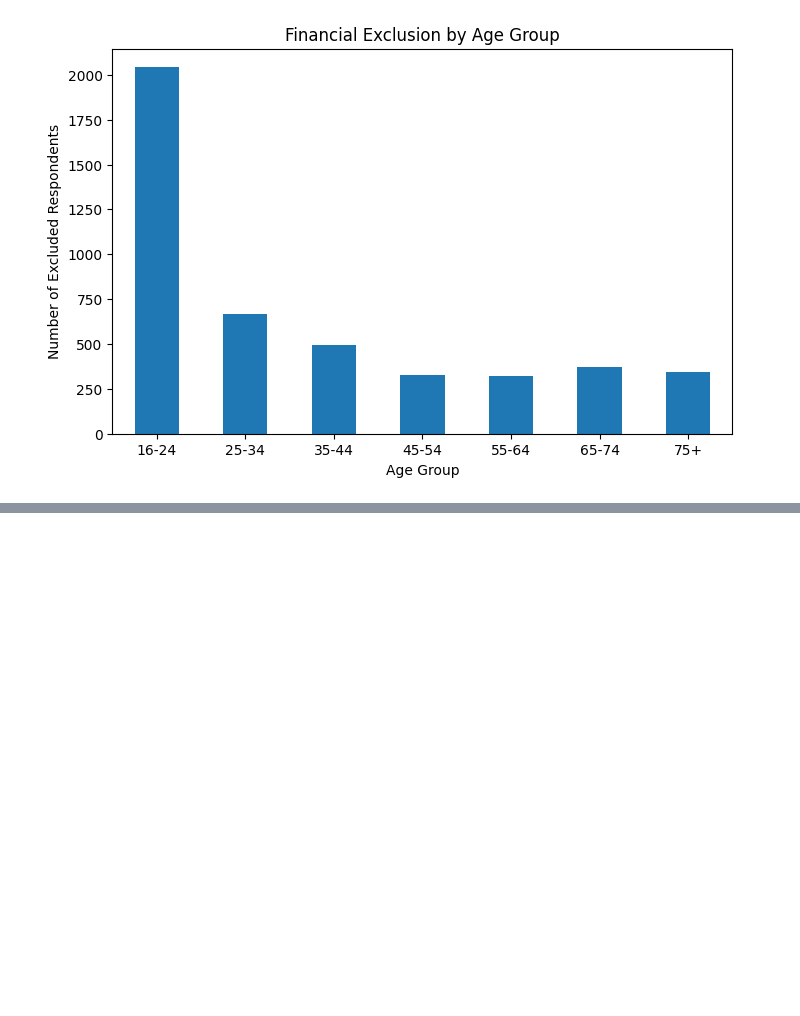
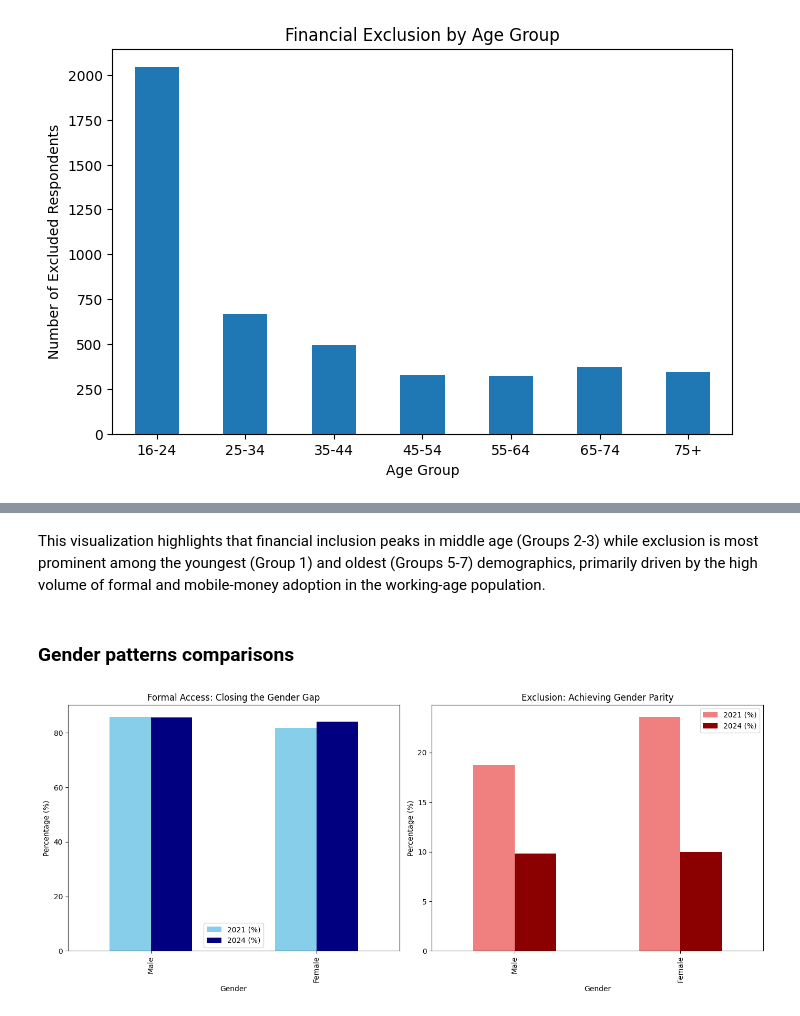
Before and after one commit to ChairoSolutions/Kenya-financial-inclusion-risk, a Jupyter notebook: notebooks-03_eda_subgroup_analysis.ipynb.ipynb, the cells around one changed output, grey strips where cells are left out. Drawn from its saved outputs; the diff is of its cells as text; code cells hidden in the pictures; blank space fills up the shorter version.

```diff
--- a/notebooks-03_eda_subgroup_analysis.ipynb.ipynb
+++ b/notebooks-03_eda_subgroup_analysis.ipynb.ipynb
@@ -1297,0 +1318,31 @@ plt.show()
+# %% [markdown]
+This visualization highlights that financial inclusion peaks in middle age (Groups 2-3) while exclusion is most prominent among the youngest (Group 1) and oldest (Groups 5-7) demographics, primarily driven by the high volume of formal and mobile-money adoption in the working-age population.
+# %% [markdown]
+### Gender patterns comparisons
+# %%
+gender_comparison = pd.DataFrame({
+    'Metric': ['Formal Access', 'Formal Access', 'Exclusion Rate', 'Exclusion Rate'],
+    'Gender': ['Male', 'Female', 'Male', 'Female'],
+    '2021 (%)': [85.9, 81.7, 18.7, 23.6],
+    '2024 (%)': [85.6, 84.0, 9.8, 10.0]
+})
+
+# Plotting the narrowing gap
+fig, ax = plt.subplots(1, 2, figsize=(14, 6))
+
+gender_comparison[gender_comparison['Metric'] == 'Formal Access'].plot(
+    x='Gender', y=['2021 (%)', '2024 (%)'], kind='bar', ax=ax[0], color=['skyblue', 'navy']
+)
+ax[0].set_title('Formal Access: Closing the Gender Gap')
+ax[0].set_ylabel('Percentage (%)')
+
+gender_comparison[gender_comparison['Metric'] == 'Exclusion Rate'].plot(
+    x='Gender', y=['2021 (%)', '2024 (%)'], kind='bar', ax=ax[1], color=['lightcoral', 'darkred']
+)
+ax[1].set_title('Exclusion: Achieving Gender Parity')
+ax[1].set_ylabel('Percentage (%)')
+
+plt.tight_layout()
+plt.show()
+# %% [output]
+[figure, added]
```
Also changed, not shown: parts of 18 cells of this notebook, 1 other file.
